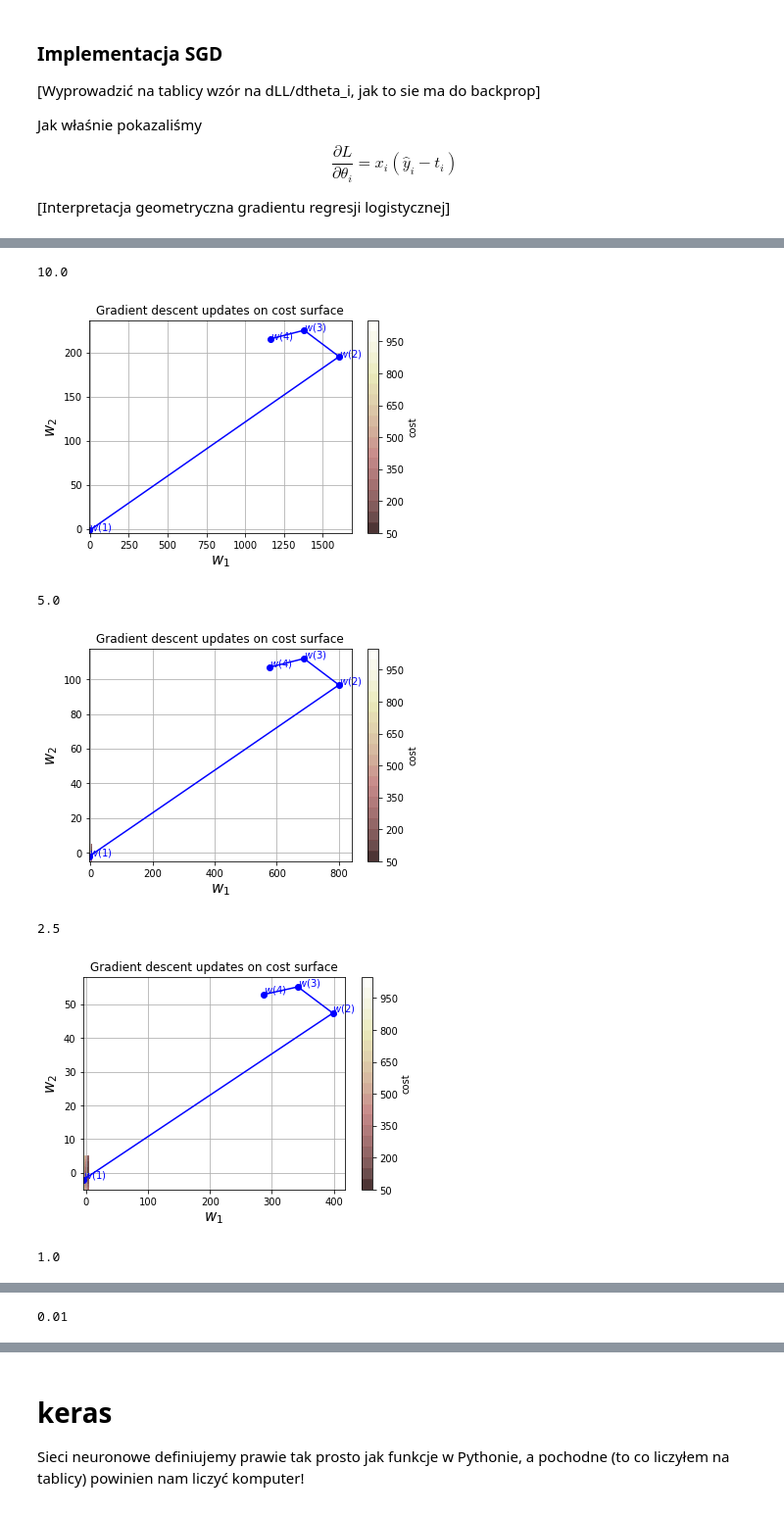
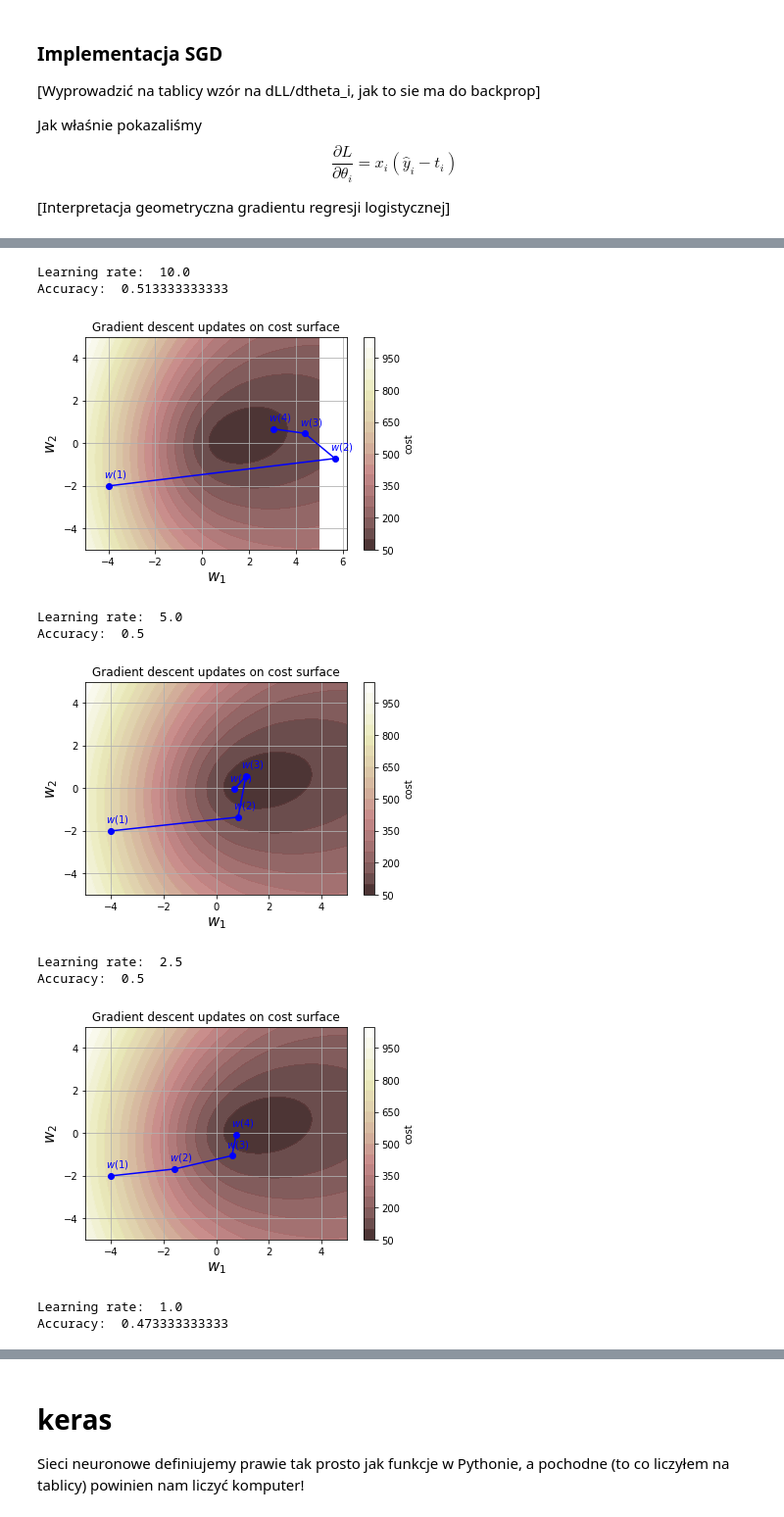
Before and after one commit to DentonJC/ML, a Jupyter notebook: L9.ipynb, the cells around one changed output, grey strips where cells are left out. Shown at 98% size. Saved outputs shown, nothing was run; the diff lists cells and outputs as text; code cells hidden in the pictures.

```diff
--- a/L9.ipynb
+++ b/L9.ipynb
@@ -191,7 +195,7 @@ Co powinno wyjść dla odpowiednio 5.0 oraz 2.5
 Uwaga: Należy uśredniać gradient w funkcji "gradient", dziękujemy za zauważenie błędu Krzysztofowi Paskowi.
 # %%
 def gradient(w, x, t):
-    return (nn(x, w) - t).T * x
+    return (nn_predict(x,w)-t).T * np.mat(x)/len(t)
 
 def delta_w(w_k, x, t, learning_rate):
     return learning_rate * gradient(w_k, x, t)
@@ -204,6 +208,8 @@ def learn(learning_rate, w):
         dw = delta_w(w, toy_train, toy_y_train, learning_rate)
         w = w - dw
         w_iter.append(w)
+    print("Learning rate: ", learning_rate)
+    print("Accuracy: ", np.mean(nn_predict(w_iter[3], toy_test) == toy_y_test))
     return w, w_iter
 # %%
 def draw(w, w_iter):
@@ -211,39 +217,42 @@ def draw(w, w_iter):
     # Plot the error surface
     plt.contourf(ws_x, ws_y, cost_ws, 20, alpha=0.9, cmap=cm.pink)
     cbar = plt.colorbar()
     cbar.ax.set_ylabel('cost')
 
     # Plot the updates
     for i in range(1, 4):
         w1 = w_iter[i-1]
         w2 = w_iter[i]
         # Plot the weight-cost value and the line that represents the update
         plt.plot(w1[0,0], w1[0,1], 'bo')  # Plot the weight cost value
         plt.plot([w1[0,0], w2[0,0]], [w1[0,1], w2[0,1]], 'b-')
         plt.text(w1[0,0]-0.2, w1[0,1]+0.4, '$w({})$'.format(i), color='b')
     w1 = w_iter[3]
     # Plot the last weight
     plt.plot(w1[0,0], w1[0,1], 'bo')
     plt.text(w1[0,0]-0.2, w1[0,1]+0.4, '$w({})$'.format(4), color='b')
     # Show figure
     plt.xlabel('$w_1$', fontsize=15)
     plt.ylabel('$w_2$', fontsize=15)
     plt.title('Gradient descent updates on cost surface')
     plt.grid()
     plt.show()
 
-LR = [10.0, 5.0, 2.5, 1.0, 0.01]
+LR = [10.0, 5.0, 2.5, 1.0]
 for learning_rate in LR:
     # Parametry uczenia
-    print(learning_rate)
     w = np.asmatrix([-4, -2])
     w, w_iter = learn(learning_rate, w)
     draw(w, w_iter)
 # %% [output]
-10.0
+Learning rate:  10.0
+Accuracy:  0.513333333333
-[figure, old version]
+[figure, new version]
-5.0
+Learning rate:  5.0
+Accuracy:  0.5
-[figure, old version]
+[figure, new version]
-2.5
+Learning rate:  2.5
+Accuracy:  0.5
-[figure, old version]
+[figure, new version]
-1.0
+Learning rate:  1.0
+Accuracy:  0.473333333333
@@ -251 +259,0 @@ for learning_rate in LR:
-0.01
```
Also changed, not shown: parts of 11 cells of this notebook.
